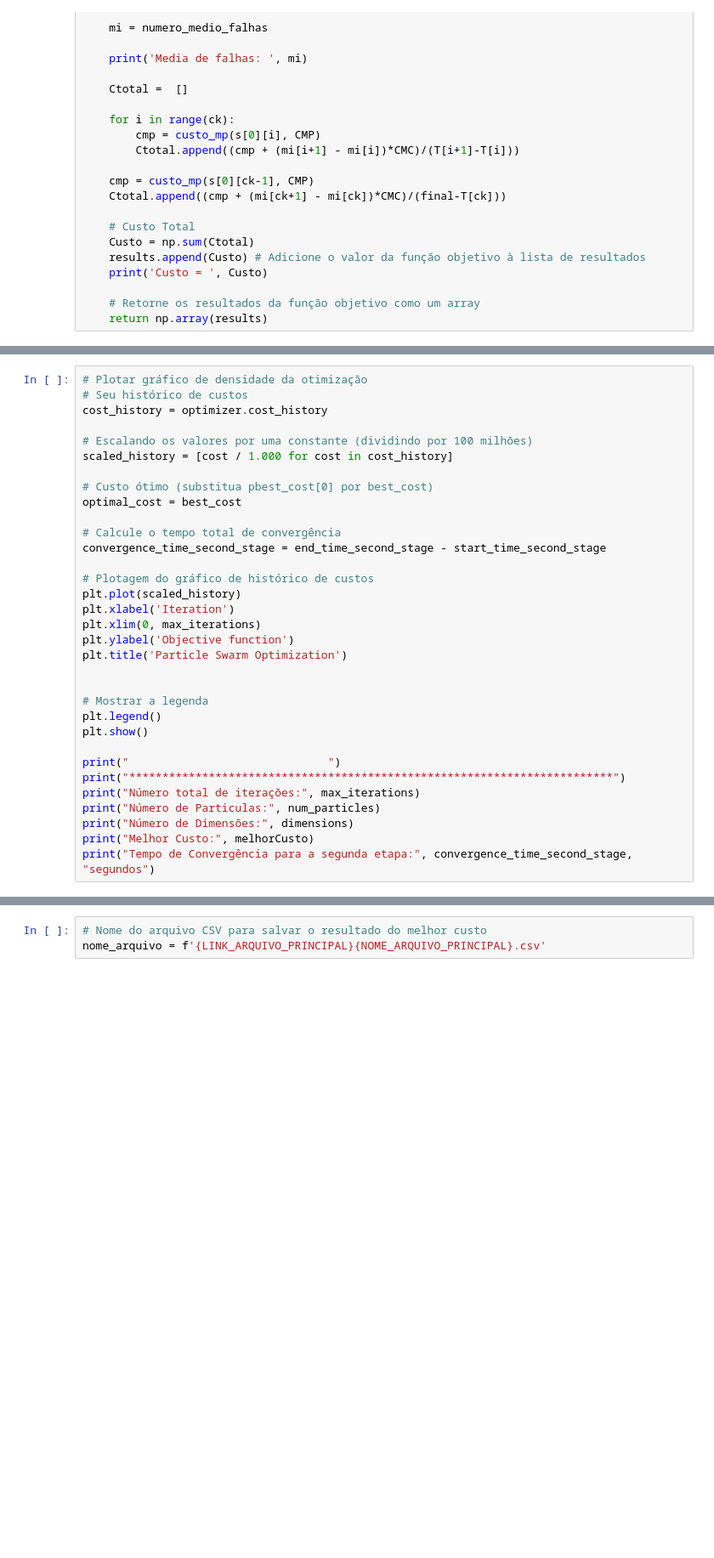
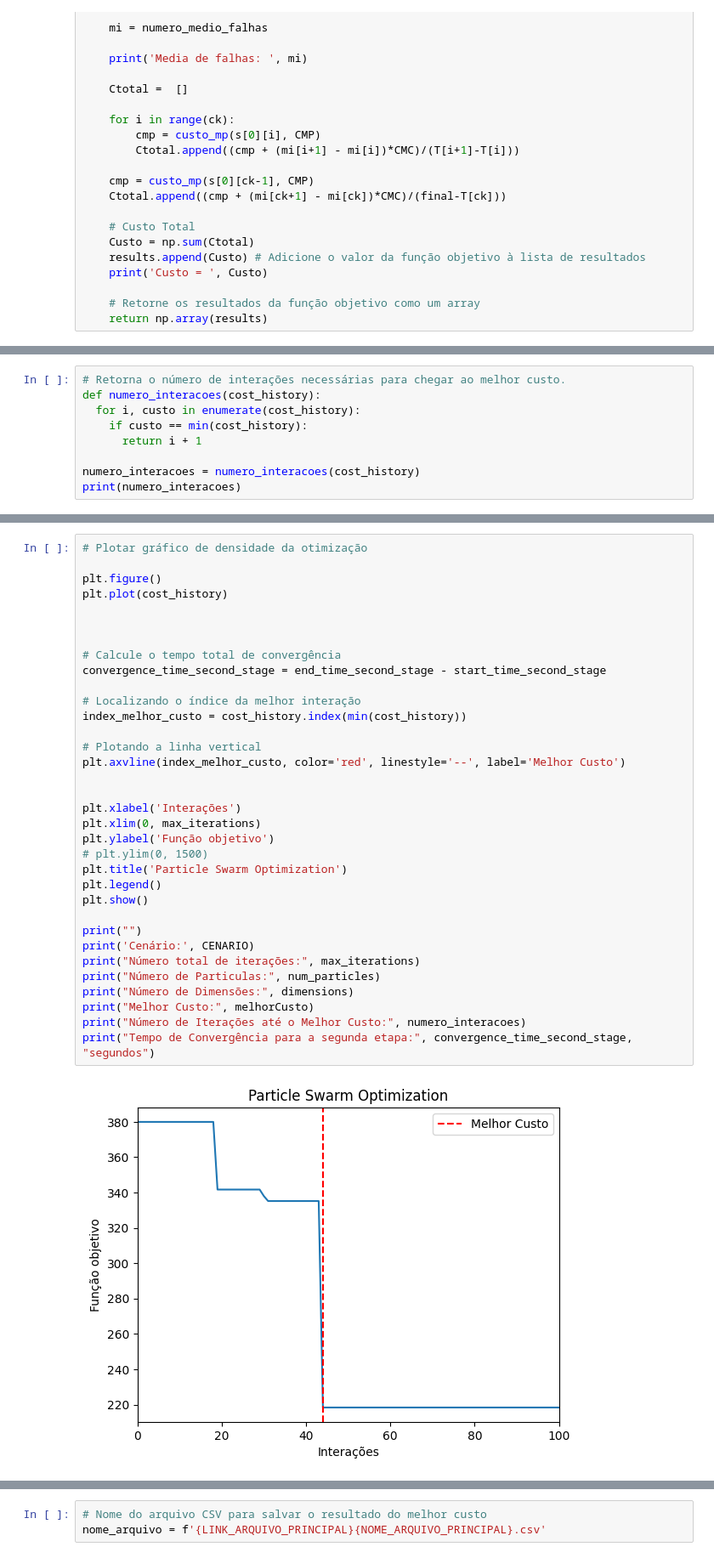
Before and after one commit to uervitonsantos/Otimizacao-Politicaca-Manutencao-Preventiva-Imperfeita, a Jupyter notebook: Algoritmo_PSO_para_otimização_de_custo_de_manutenção_preventiva_v14.ipynb, the cells around one changed output, grey strips where cells are left out. Shown at 85% size. Drawn from its saved outputs; the diff is of its cells as text; blank space fills up the shorter version.

```diff
--- a/Algoritmo_PSO_para_otimização_de_custo_de_manutenção_preventiva_v14.ipynb
+++ b/Algoritmo_PSO_para_otimização_de_custo_de_manutenção_preventiva_v14.ipynb
@@ -700,0 +715,9 @@ Custo =  383.9086027030377
+# %%
+# Retorna o número de interações necessárias para chegar ao melhor custo.
+def numero_interacoes(cost_history):
+  for i, custo in enumerate(cost_history):
+    if custo == min(cost_history):
+      return i + 1
+
+numero_interacoes = numero_interacoes(cost_history)
+print(numero_interacoes)
@@ -706,34 +731,36 @@ R$ 211,89
 # %%
 # Plotar gráfico de densidade da otimização
-# Seu histórico de custos
-cost_history = optimizer.cost_history
 
-# Escalando os valores por uma constante (dividindo por 100 milhões)
-scaled_history = [cost / 1.000 for cost in cost_history]
+plt.figure()
+plt.plot(cost_history)
 
-# Custo ótimo (substitua pbest_cost[0] por best_cost)
-optimal_cost = best_cost
+
 
 # Calcule o tempo total de convergência
 convergence_time_second_stage = end_time_second_stage - start_time_second_stage
 
-# Plotagem do gráfico de histórico de custos
-plt.plot(scaled_history)
-plt.xlabel('Iteration')
-plt.xlim(0, max_iterations)
-plt.ylabel('Objective function')
-plt.title('Particle Swarm Optimization')
+# Localizando o índice da melhor interação
+index_melhor_custo = cost_history.index(min(cost_history))
+
+# Plotando a linha vertical
+plt.axvline(index_melhor_custo, color='red', linestyle='--', label='Melhor Custo')
 
 
-# Mostrar a legenda
+plt.xlabel('Interações')
+plt.xlim(0, max_iterations)
+plt.ylabel('Função objetivo')
+# plt.ylim(0, 1500)
+plt.title('Particle Swarm Optimization')
 plt.legend()
 plt.show()
 
-print("                              ")
-print("*************************************************************************")
+print("")
+print('Cenário:', CENARIO)
 print("Número total de iterações:", max_iterations)
 print("Número de Particulas:", num_particles)
 print("Número de Dimensões:", dimensions)
 print("Melhor Custo:", melhorCusto)
+print("Número de Iterações até o Melhor Custo:", numero_interacoes)
 print("Tempo de Convergência para a segunda etapa:", convergence_time_second_stage, "segundos")
 # %% [output]
+[figure, new version]
```
Also changed, not shown: parts of 22 cells of this notebook.
